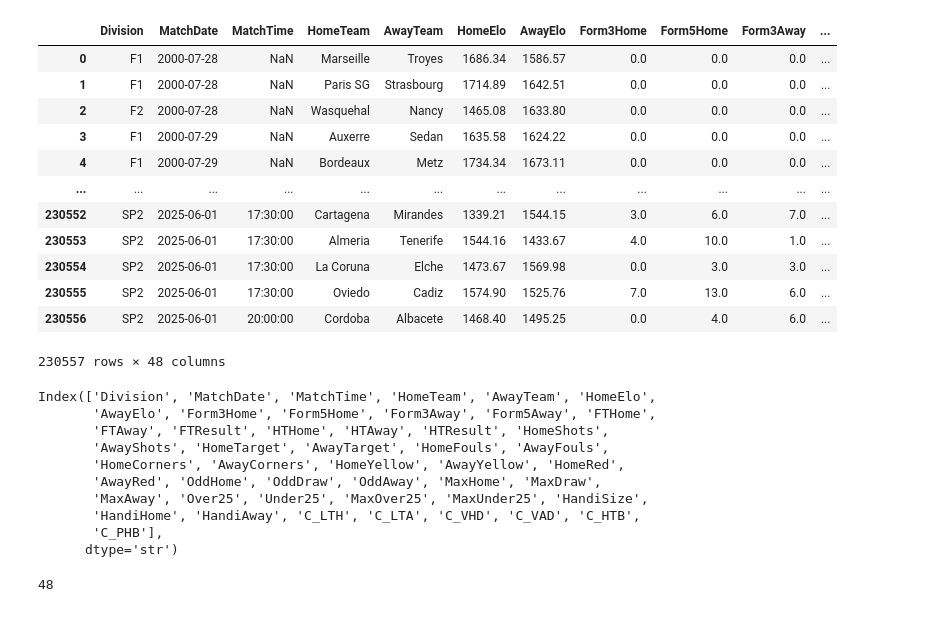
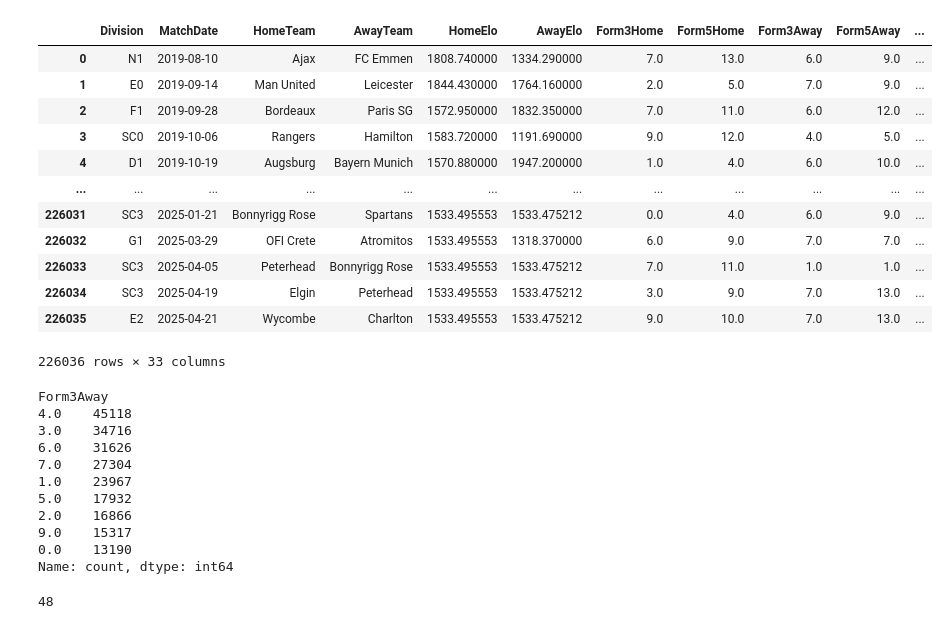
Before and after one commit to zeyadalaa1225/Kickoff-Analytics, a Jupyter notebook: exploring_data.ipynb, the cells around one changed output. Drawn from its saved outputs; the diff is of its cells as text; code cells hidden in the pictures.

```diff
--- a/exploring_data.ipynb
+++ b/exploring_data.ipynb
@@ -4,35 +4,36 @@ import numpy as np
 import seaborn as sns
 import matplotlib.pyplot as plt
 # %%
-df= pd.read_csv('Matches.csv')
+df= pd.read_csv('Matches_cleaned.csv')
 df
 # %% [output]
-|  | Division | MatchDate | MatchTime | HomeTeam | AwayTeam | HomeElo | AwayElo | Form3Home | Form5Home | Form3Away | ... |
-| 0 | F1 | 2000-07-28 | NaN | Marseille | Troyes | 1686.34 | 1586.57 | 0.0 | 0.0 | 0.0 | ... |
-| 1 | F1 | 2000-07-28 | NaN | Paris SG | Strasbourg | 1714.89 | 1642.51 | 0.0 | 0.0 | 0.0 | ... |
-| 2 | F2 | 2000-07-28 | NaN | Wasquehal | Nancy | 1465.08 | 1633.80 | 0.0 | 0.0 | 0.0 | ... |
-| 3 | F1 | 2000-07-29 | NaN | Auxerre | Sedan | 1635.58 | 1624.22 | 0.0 | 0.0 | 0.0 | ... |
-| 4 | F1 | 2000-07-29 | NaN | Bordeaux | Metz | 1734.34 | 1673.11 | 0.0 | 0.0 | 0.0 | ... |
+|  | Division | MatchDate | HomeTeam | AwayTeam | HomeElo | AwayElo | Form3Home | Form5Home | Form3Away | Form5Away | ... |
+| 0 | N1 | 2019-08-10 | Ajax | FC Emmen | 1808.740000 | 1334.290000 | 7.0 | 13.0 | 6.0 | 9.0 | ... |
+| 1 | E0 | 2019-09-14 | Man United | Leicester | 1844.430000 | 1764.160000 | 2.0 | 5.0 | 7.0 | 9.0 | ... |
+| 2 | F1 | 2019-09-28 | Bordeaux | Paris SG | 1572.950000 | 1832.350000 | 7.0 | 11.0 | 6.0 | 12.0 | ... |
+| 3 | SC0 | 2019-10-06 | Rangers | Hamilton | 1583.720000 | 1191.690000 | 9.0 | 12.0 | 4.0 | 5.0 | ... |
+| 4 | D1 | 2019-10-19 | Augsburg | Bayern Munich | 1570.880000 | 1947.200000 | 1.0 | 4.0 | 6.0 | 10.0 | ... |
 | ... | ... | ... | ... | ... | ... | ... | ... | ... | ... | ... | ... |
-| 230552 | SP2 | 2025-06-01 | 17:30:00 | Cartagena | Mirandes | 1339.21 | 1544.15 | 3.0 | 6.0 | 7.0 | ... |
-| 230553 | SP2 | 2025-06-01 | 17:30:00 | Almeria | Tenerife | 1544.16 | 1433.67 | 4.0 | 10.0 | 1.0 | ... |
-| 230554 | SP2 | 2025-06-01 | 17:30:00 | La Coruna | Elche | 1473.67 | 1569.98 | 0.0 | 3.0 | 3.0 | ... |
-| 230555 | SP2 | 2025-06-01 | 17:30:00 | Oviedo | Cadiz | 1574.90 | 1525.76 | 7.0 | 13.0 | 6.0 | ... |
-| 230556 | SP2 | 2025-06-01 | 20:00:00 | Cordoba | Albacete | 1468.40 | 1495.25 | 0.0 | 4.0 | 6.0 | ... |
+| 226031 | SC3 | 2025-01-21 | Bonnyrigg Rose | Spartans | 1533.495553 | 1533.475212 | 0.0 | 4.0 | 6.0 | 9.0 | ... |
+| 226032 | G1 | 2025-03-29 | OFI Crete | Atromitos | 1533.495553 | 1318.370000 | 6.0 | 9.0 | 7.0 | 7.0 | ... |
+| 226033 | SC3 | 2025-04-05 | Peterhead | Bonnyrigg Rose | 1533.495553 | 1533.475212 | 7.0 | 11.0 | 1.0 | 1.0 | ... |
+| 226034 | SC3 | 2025-04-19 | Elgin | Peterhead | 1533.495553 | 1533.475212 | 3.0 | 9.0 | 7.0 | 13.0 | ... |
+| 226035 | E2 | 2025-04-21 | Wycombe | Charlton | 1533.495553 | 1533.475212 | 9.0 | 10.0 | 7.0 | 13.0 | ... |
-230557 rows × 48 columns
+226036 rows × 33 columns
 # %%
-df.columns
+df['Form3Away'].value_counts()
 # %% [output]
-Index(['Division', 'MatchDate', 'MatchTime', 'HomeTeam', 'AwayTeam', 'HomeElo',
-       'AwayElo', 'Form3Home', 'Form5Home', 'Form3Away', 'Form5Away', 'FTHome',
-       'FTAway', 'FTResult', 'HTHome', 'HTAway', 'HTResult', 'HomeShots',
-       'AwayShots', 'HomeTarget', 'AwayTarget', 'HomeFouls', 'AwayFouls',
-       'HomeCorners', 'AwayCorners', 'HomeYellow', 'AwayYellow', 'HomeRed',
-       'AwayRed', 'OddHome', 'OddDraw', 'OddAway', 'MaxHome', 'MaxDraw',
-       'MaxAway', 'Over25', 'Under25', 'MaxOver25', 'MaxUnder25', 'HandiSize',
-       'HandiHome', 'HandiAway', 'C_LTH', 'C_LTA', 'C_VHD', 'C_VAD', 'C_HTB',
-       'C_PHB'],
-      dtype='str')
+Form3Away
+4.0    45118
+3.0    34716
+6.0    31626
+7.0    27304
+1.0    23967
+5.0    17932
+2.0    16866
+9.0    15317
+0.0    13190
+Name: count, dtype: int64
 # %%
 len(df.columns)
 # %% [output]
```
Also changed, not shown: 7 other files.
